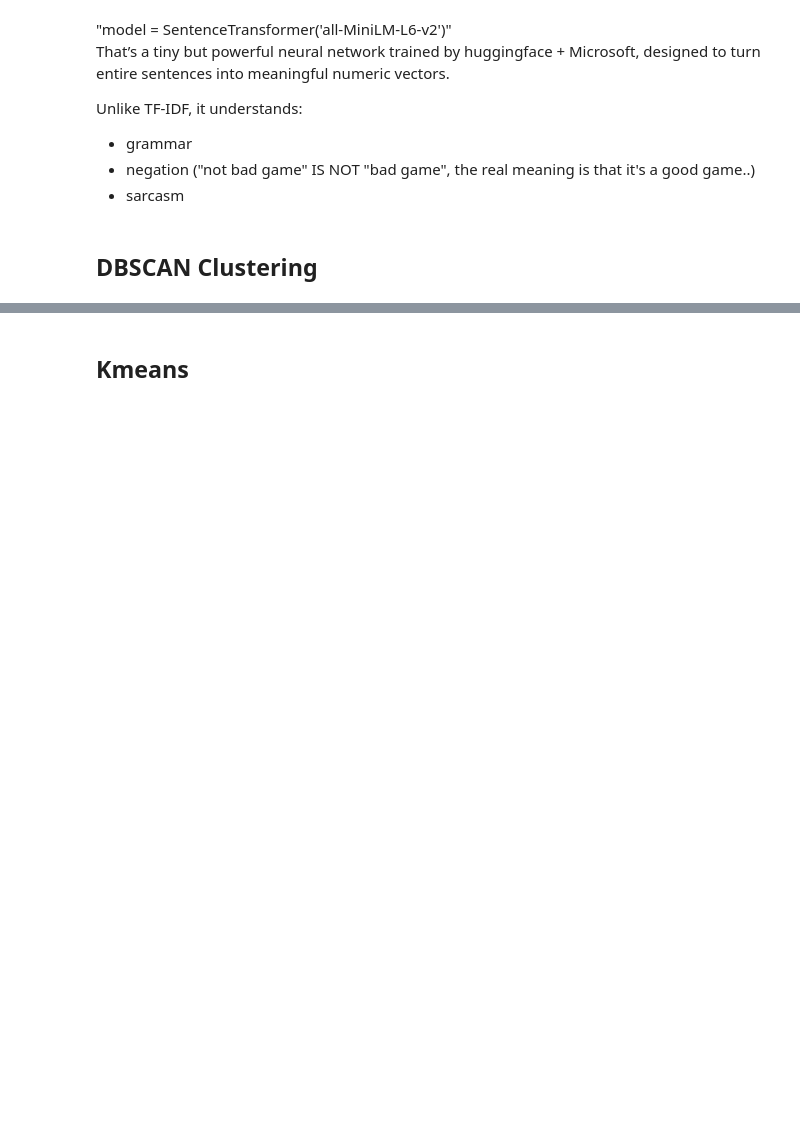
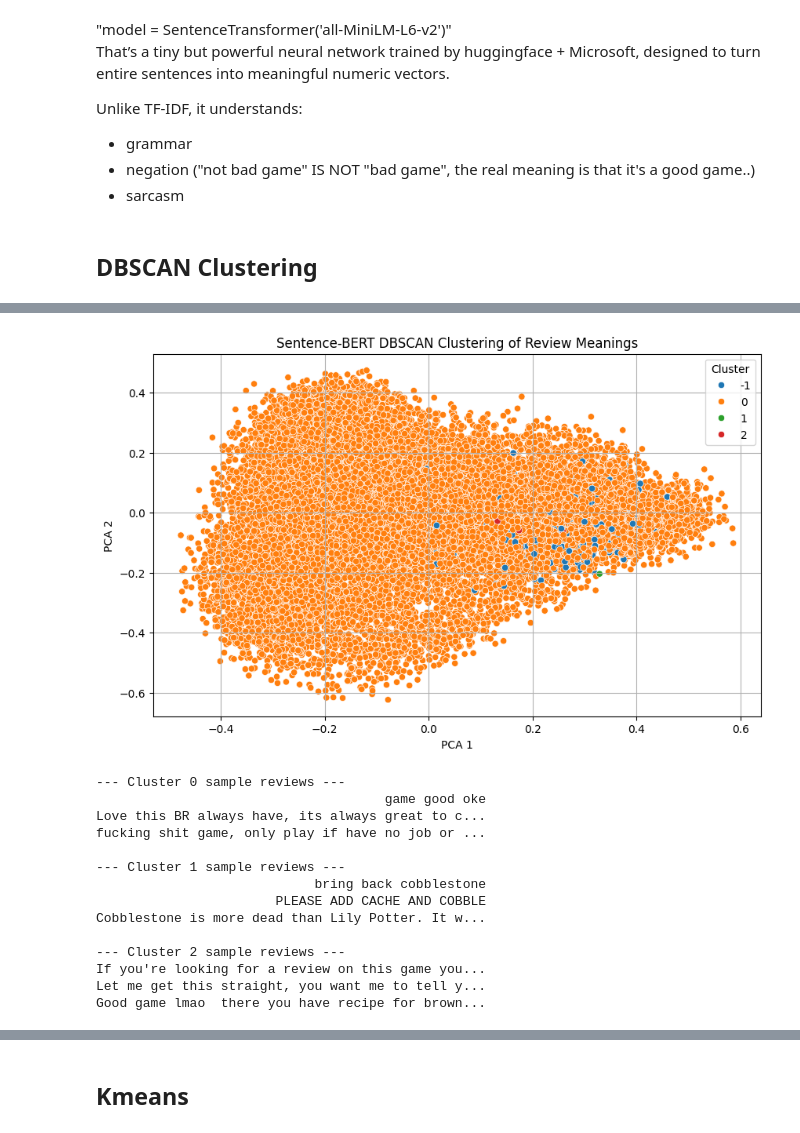
Before and after one commit to lior-benjman/DataSC-Essences, a Jupyter notebook: steam_full_pipeline.ipynb, the cells around one changed output, grey strips where cells are left out. Saved outputs shown, nothing was run; the diff lists cells and outputs as text; code cells hidden in the pictures; blank space fills up the shorter version.

```diff
--- a/steam_full_pipeline.ipynb
+++ b/steam_full_pipeline.ipynb
@@ -461,0 +264,43 @@ NameError: name 'X_embed' is not defined
+# %%
+import seaborn as sns
+# Clustering using DBSCAN
+dbscan = DBSCAN(eps=1.05, min_samples=5, metric='euclidean')  # can tweak eps
+df['Cluster'] = dbscan.fit_predict(X_embed)
+
+# Reducing dimensions for visualization
+X_pca = PCA(n_components=2).fit_transform(X_embed)
+df['pca1'] = X_pca[:, 0]
+df['pca2'] = X_pca[:, 1]
+
+# Plotting the clusters
+plt.figure(figsize=(10, 6))
+sns.scatterplot(x='pca1', y='pca2', hue='Cluster', data=df, palette='tab10')
+plt.title('Sentence-BERT DBSCAN Clustering of Review Meanings')
+plt.xlabel('PCA 1')
+plt.ylabel('PCA 2')
+plt.legend(title='Cluster')
+plt.grid(True)
+plt.show()
+
+# Printing 3 example reviews per cluster
+for label in sorted(df['Cluster'].unique()):
+    if label == -1:
+        continue  # skip noise
+    print(f"\n--- Cluster {label} sample reviews ---")
+    print(df[df['Cluster'] == label]['text'].sample(3, random_state=42).to_string(index=False))
+# %% [output]
+[figure, added]
+--- Cluster 0 sample reviews ---
+                                     game good oke
+Love this BR always have, its always great to c...
+fucking shit game, only play if have no job or ...
+
+--- Cluster 1 sample reviews ---
+                            bring back cobblestone
+                       PLEASE ADD CACHE AND COBBLE
+Cobblestone is more dead than Lily Potter. It w...
+
+--- Cluster 2 sample reviews ---
+If you're looking for a review on this game you...
+Let me get this straight, you want me to tell y...
+Good game lmao  there you have recipe for brown...
```
Also changed, not shown: parts of 32 cells of this notebook, 2 other files.
